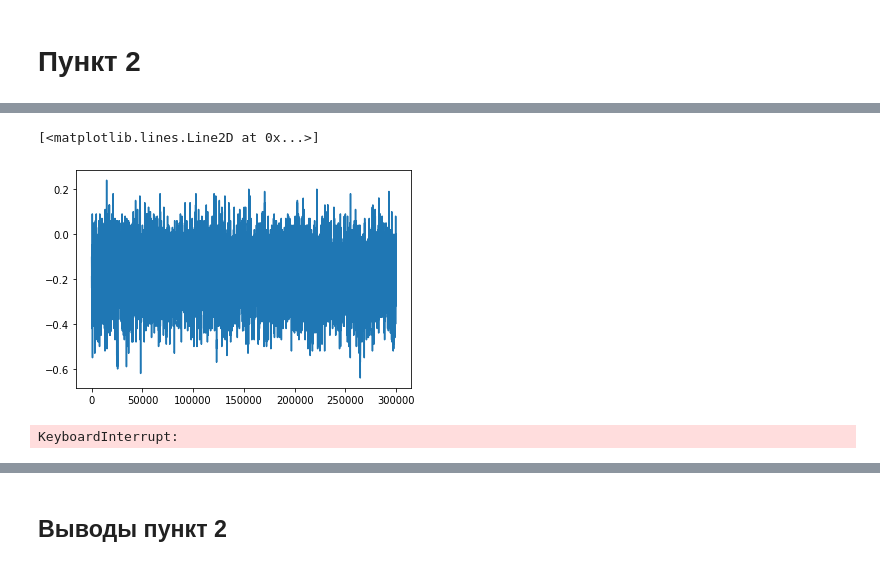
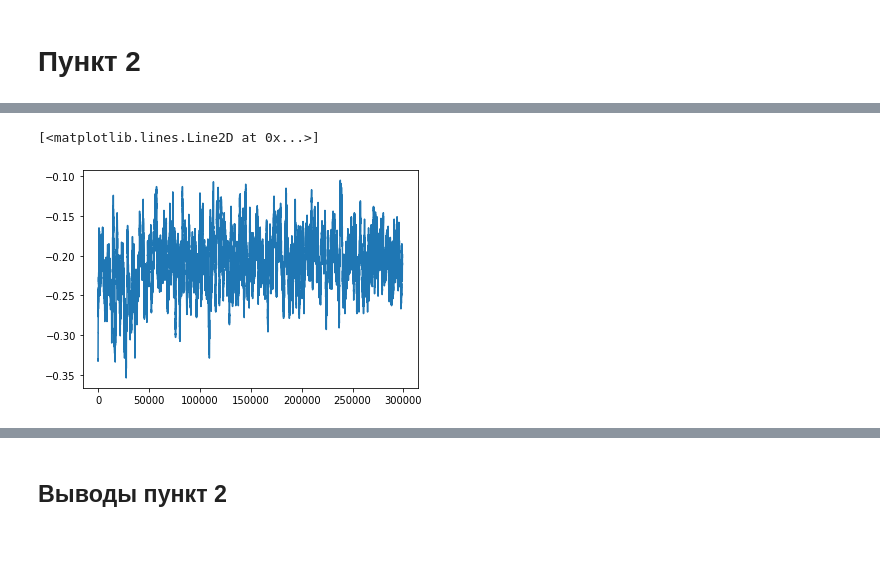
Before and after one commit to akoshel/rl_dl_made_homeworks, a Jupyter notebook: HW1/HW1.ipynb, the cells around one changed output, grey strips where cells are left out. Cells and saved outputs as stored; diff of their text form; code cells hidden in the pictures.

```diff
--- a/HW1/HW1.ipynb
+++ b/HW1/HW1.ipynb
@@ -99,8 +101,8 @@ plt.plot(moving_average(gain, 100))
 # %%
 class QLearningPlayer(BlackJackGamer):
 
-    def __init__(self, env, lr, gamma) -> None:
-        super(QLearningPlayer, self).__init__(env)
+    def __init__(self, env, epsilon, lr, gamma) -> None:
+        super(QLearningPlayer, self).__init__(env, epsilon)
         self.Q = {}
         self.lr = lr
         self.gamma = gamma
@@ -121,13 +123,13 @@ class QLearningPlayer(BlackJackGamer):
         states, actions, rewards = [], [], []
         observation = self.env.reset()
         s, _, __ = observation
-        action = self.policy(observation, cnt)
+        action = self.policy(observation, self.epsilon)
         while True:
             states.append(s)
             actions.append(action)
             observation, reward, done, info = self.env.step(action)
             s_prime, _, __ = observation
-            a_prime = self.policy(observation)
+            a_prime = self.policy(observation, self.epsilon)
             if s > 12 and s < 21:
                 self.Q[s][action] = self.Q[s][action] + self.lr * (reward + self.gamma * np.max(self.Q[s_prime]) - self.Q[s][action])
             s, action = s_prime, a_prime
@@ -155,7 +157,7 @@ class QLearningPlayer(BlackJackGamer):
             if done:
                 return states, actions, rewards
 # %%
-qlearningplayer = QLearningPlayer(env, 0.0001, 0.8)
+qlearningplayer = QLearningPlayer(env, 0.1, 0.0001, 0.8)
 # %%
 qlearningplayer.init_random_Q()
 # %%
@@ -209,8 +230,8 @@ KeyboardInterrupt:
 # %%
 class QDoublePlayer(BlackJackGamer):
 
-    def __init__(self, env, lr, gamma) -> None:
-        super(QDoublePlayer, self).__init__(env)
+    def __init__(self, env, epsilon, lr, gamma) -> None:
+        super(QDoublePlayer, self).__init__(env, epsilon)
         self.Q = {}
         self.lr = lr
         self.gamma = gamma
@@ -233,13 +254,13 @@ class QDoublePlayer(BlackJackGamer):
         states, actions, rewards = [], [], []
         observation = self.env.reset()
         s, _, __ = observation
-        action = self.policy(observation)
+        action = self.policy(observation, self.epsilon)
         while True:
             states.append(s)
             actions.append(action)
             observation, reward, done, info = self.new_step(action)
             s_prime, _, __ = observation
-            a_prime = self.policy(observation)
+            a_prime = self.policy(observation, self.epsilon)
             if s > 12 and s < 21:
                 self.Q[s][action] = self.Q[s][action] + self.lr * (reward + self.gamma * np.max(self.Q[s_prime]) - self.Q[s][action])
             s, action = s_prime, a_prime
@@ -278,7 +299,7 @@ class QDoublePlayer(BlackJackGamer):
             if done:
                 return states, actions, rewards
 # %%
-qdoubleplayer = QDoublePlayer(env, 0.0001, 0.8)
+qdoubleplayer = QDoublePlayer(env, 0.1, 0.001, 0.8)
 qdoubleplayer.init_random_Q()
 gain = []
 for _ in range(300000):
@@ -296,27 +317,5 @@ np.mean(gain_eval)
 # %%
-plt.plot(moving_average(gain, 100))
+plt.plot(moving_average(gain, 1000))
 # %% [output]
 [<matplotlib.lines.Line2D at 0x...>]
-[figure, old version]
+[figure, new version]
-# %%
-best_gain = -1
-for lr in [0.00001, 0.0001, 0.001, 0.01, 0.1, 1]:
-    for gamma in [0.2, 0.4, 0.6, 0.8, 1]:
-        qdoubleplayer = QDoublePlayer(env, lr, gamma)
-        qdoubleplayer.init_random_Q()
-        gain = []
-        eval_gain = []
-        for _ in range(500000):
-            states, actions, rewards = qdoubleplayer.run_episode()
-            gain.append(rewards[-1])
-        for _ in range(100000):
-            states, actions, rewards = qdoubleplayer.evaluate_episode()
-            eval_gain.append(rewards[-1])
-        mean_gain = np.mean(eval_gain)
-        print(f"LR: {lr}, Gamma: {gamma}, mean gain {mean_gain}")
-        if mean_gain > best_gain:
-            best_gamma = gamma
-            best_lr = lr
-            best_gain = mean_gain
-# %% [output]
-KeyboardInterrupt:
```
Also changed, not shown: parts of 29 cells of this notebook.
